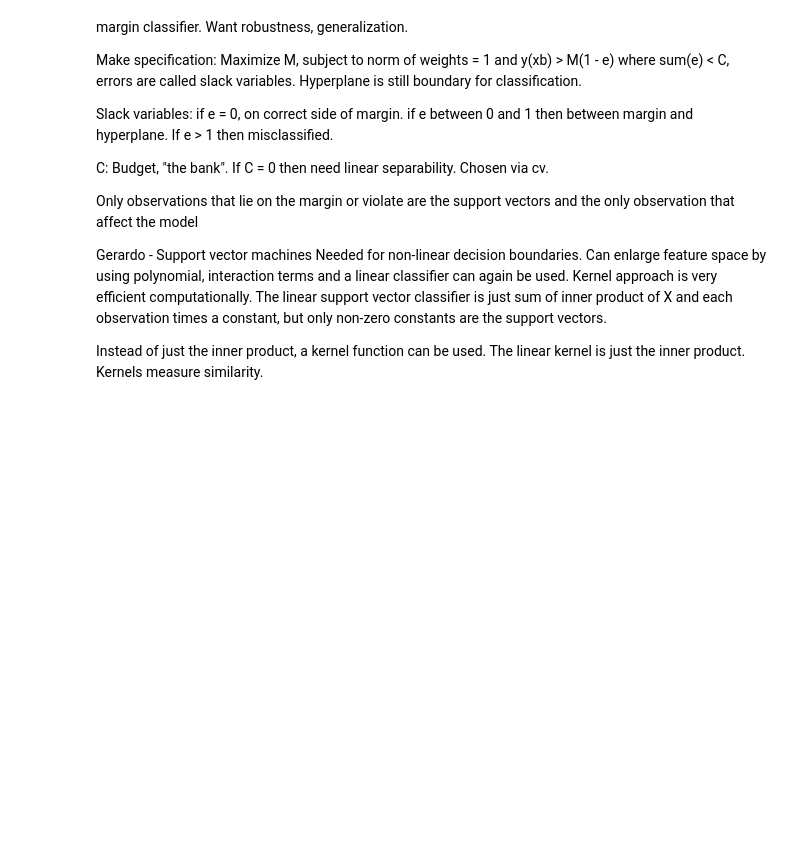
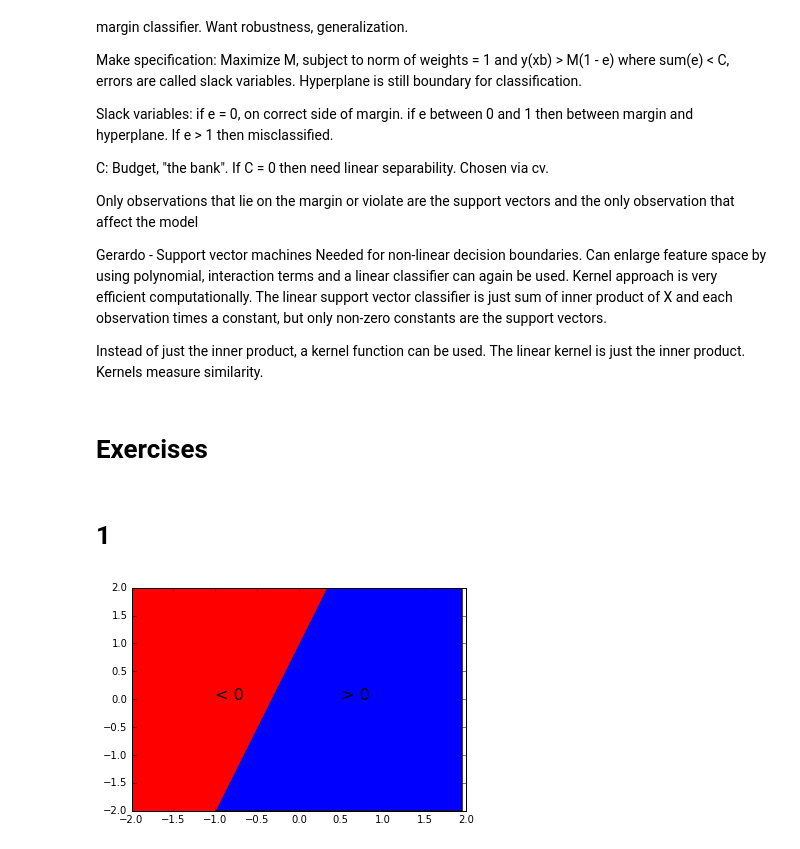
Before and after one commit to tdpetrou/Machine-Learning-Books-With-Python, a Jupyter notebook: Introduction to Statistical Learning/Chapter 9.ipynb, the cells around one changed output. Cells and saved outputs as stored; diff of their text form; code cells hidden in the pictures; blank space fills up the shorter version.

Commit message:
started exercises

```diff
--- a/Introduction to Statistical Learning/Chapter 9.ipynb
+++ b/Introduction to Statistical Learning/Chapter 9.ipynb
@@ -98,3 +98,5 @@ Gerardo - Support vector machines
 Needed for non-linear decision boundaries. Can enlarge feature space by using polynomial, interaction terms and a linear classifier can again be used. Kernel approach is very efficient computationally. The linear support vector classifier is just sum of inner product of X and each observation times a constant, but only non-zero constants are the support vectors.
 
 Instead of just the inner product, a kernel function can be used. The linear kernel is just the inner product. Kernels measure similarity.
+# %% [markdown]
+# Exercises
@@ -100,0 +108,12 @@ Instead of just the inner product, a kernel function can be used. The linear ker
+# %% [markdown]
+# 1
+# %%
+section = np.arange(-2, 2, 1/20.)
+f = lambda x: 1 + 3*x
+plt.fill_between(section, f(section), y2=-2)
+plt.fill_between(section, f(section), y2=2, color='r')
+plt.text(.5, 0, "> 0", fontsize=16)
+plt.text(-1, 0, "< 0", fontsize=16)
+plt.ylim(-2, 2);
+# %% [output]
+[figure, added]
```
Also changed, not shown: parts of 33 cells of this notebook.
